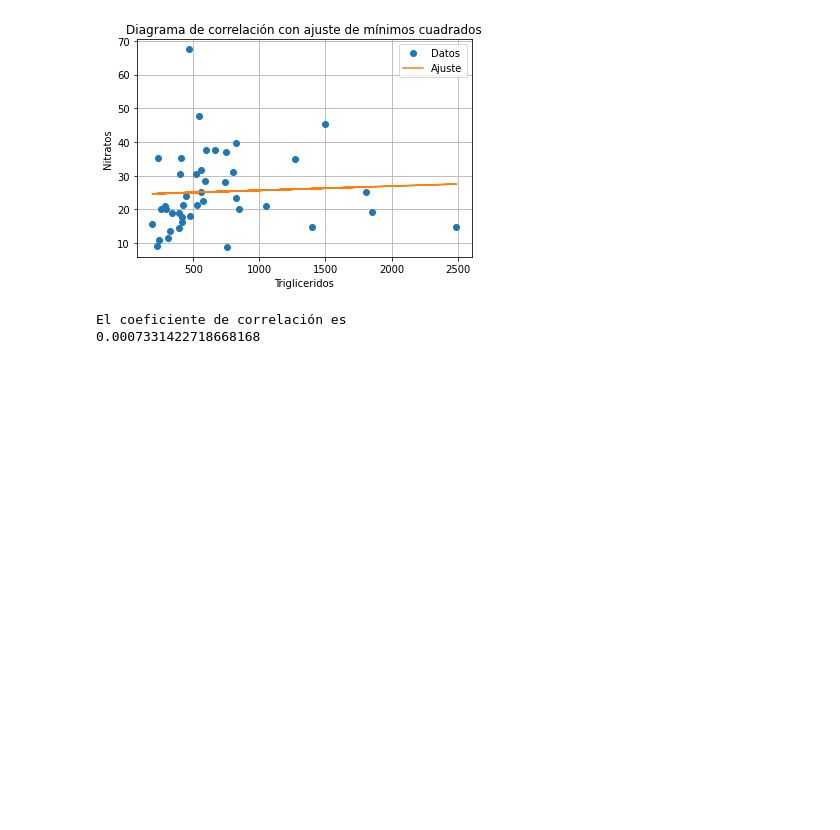
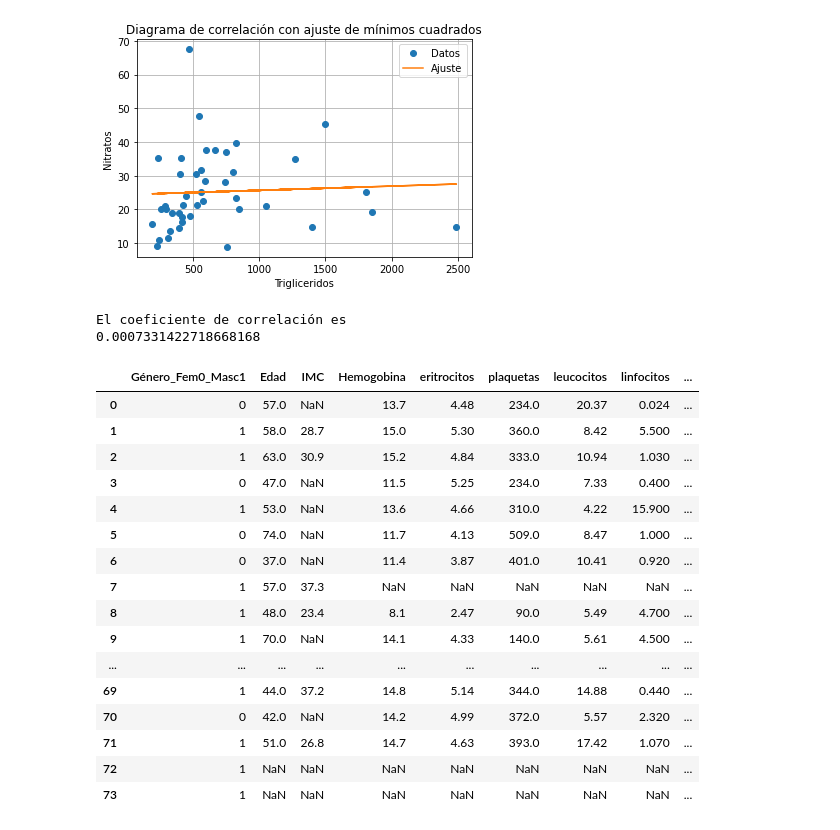
Before and after one commit to Erandi0011/Correlations, a Jupyter notebook: Correlation1st.ipynb, the cells around one changed output. Cells and saved outputs as stored; diff of their text form; code cells hidden in the pictures; blank space fills up the shorter version.

```diff
--- a/Correlation1st.ipynb
+++ b/Correlation1st.ipynb
@@ -528,0 +531,20 @@ El coeficiente de correlación es
+# %%
+display(HTML(df2.to_html()))
+# %% [output]
+|  | Género_Fem0_Masc1 | Edad | IMC | Hemogobina | eritrocitos | plaquetas | leucocitos | linfocitos | ... |
+| 0 | 0 | 57.0 | NaN | 13.7 | 4.48 | 234.0 | 20.37 | 0.024 | ... |
+| 1 | 1 | 58.0 | 28.7 | 15.0 | 5.30 | 360.0 | 8.42 | 5.500 | ... |
+| 2 | 1 | 63.0 | 30.9 | 15.2 | 4.84 | 333.0 | 10.94 | 1.030 | ... |
+| 3 | 0 | 47.0 | NaN | 11.5 | 5.25 | 234.0 | 7.33 | 0.400 | ... |
+| 4 | 1 | 53.0 | NaN | 13.6 | 4.66 | 310.0 | 4.22 | 15.900 | ... |
+| 5 | 0 | 74.0 | NaN | 11.7 | 4.13 | 509.0 | 8.47 | 1.000 | ... |
+| 6 | 0 | 37.0 | NaN | 11.4 | 3.87 | 401.0 | 10.41 | 0.920 | ... |
+| 7 | 1 | 57.0 | 37.3 | NaN | NaN | NaN | NaN | NaN | ... |
+| 8 | 1 | 48.0 | 23.4 | 8.1 | 2.47 | 90.0 | 5.49 | 4.700 | ... |
+| 9 | 1 | 70.0 | NaN | 14.1 | 4.33 | 140.0 | 5.61 | 4.500 | ... |
+| ... | ... | ... | ... | ... | ... | ... | ... | ... | ... |
+| 69 | 1 | 44.0 | 37.2 | 14.8 | 5.14 | 344.0 | 14.88 | 0.440 | ... |
+| 70 | 0 | 42.0 | NaN | 14.2 | 4.99 | 372.0 | 5.57 | 2.320 | ... |
+| 71 | 1 | 51.0 | 26.8 | 14.7 | 4.63 | 393.0 | 17.42 | 1.070 | ... |
+| 72 | 1 | NaN | NaN | NaN | NaN | NaN | NaN | NaN | ... |
+| 73 | 1 | NaN | NaN | NaN | NaN | NaN | NaN | NaN | ... |
```
Also changed, not shown: parts of 6 cells of this notebook.
